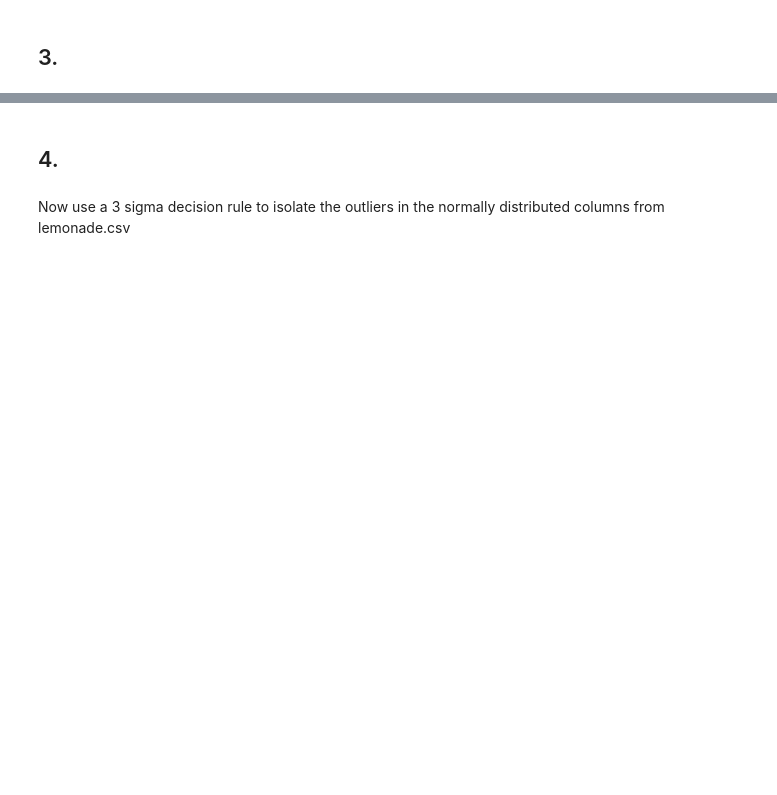
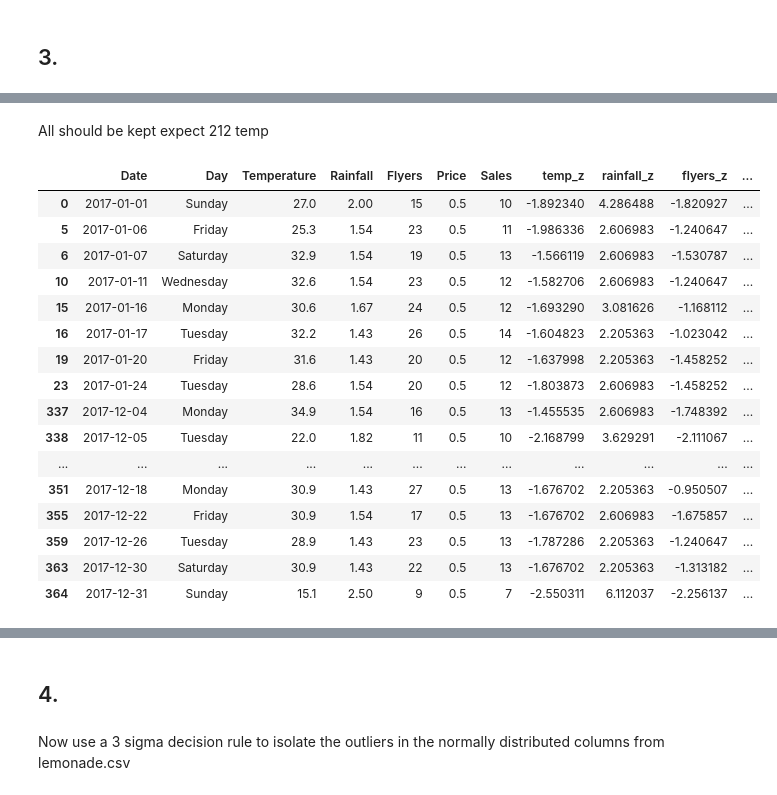
Before and after one commit to adam-talbot/anomaly-detection-exercises, a Jupyter notebook: continuous_probabilistic_methods.ipynb, the cells around one changed output, grey strips where cells are left out. Drawn from its saved outputs; the diff is of its cells as text; code cells hidden in the pictures; blank space fills up the shorter version.

```diff
--- a/continuous_probabilistic_methods.ipynb
+++ b/continuous_probabilistic_methods.ipynb
@@ -40,0 +226,5 @@ Identify if any columns in lemonade.csv are normally distributed. For normally d
+# %%
+df['temp_z'] = (df.Temperature - df.Temperature.mean()) / df.Temperature.std()
+df['rainfall_z'] = (df.Rainfall - df.Rainfall.mean()) / df.Rainfall.std()
+df['flyers_z'] = (df.Flyers - df.Flyers.mean()) / df.Flyers.std()
+df['sales_z'] = (df.Sales - df.Sales.mean()) / df.Sales.std()
@@ -44,0 +249,22 @@ Identify if any columns in lemonade.csv are normally distributed. For normally d
+# %% [markdown]
+All should be kept expect 212 temp
+# %%
+df[df['rainfall_z'].abs() >= 2]
+# %% [output]
+|  | Date | Day | Temperature | Rainfall | Flyers | Price | Sales | temp_z | rainfall_z | flyers_z | ... |
+| 0 | 2017-01-01 | Sunday | 27.0 | 2.00 | 15 | 0.5 | 10 | -1.892340 | 4.286488 | -1.820927 | ... |
+| 5 | 2017-01-06 | Friday | 25.3 | 1.54 | 23 | 0.5 | 11 | -1.986336 | 2.606983 | -1.240647 | ... |
+| 6 | 2017-01-07 | Saturday | 32.9 | 1.54 | 19 | 0.5 | 13 | -1.566119 | 2.606983 | -1.530787 | ... |
+| 10 | 2017-01-11 | Wednesday | 32.6 | 1.54 | 23 | 0.5 | 12 | -1.582706 | 2.606983 | -1.240647 | ... |
+| 15 | 2017-01-16 | Monday | 30.6 | 1.67 | 24 | 0.5 | 12 | -1.693290 | 3.081626 | -1.168112 | ... |
+| 16 | 2017-01-17 | Tuesday | 32.2 | 1.43 | 26 | 0.5 | 14 | -1.604823 | 2.205363 | -1.023042 | ... |
+| 19 | 2017-01-20 | Friday | 31.6 | 1.43 | 20 | 0.5 | 12 | -1.637998 | 2.205363 | -1.458252 | ... |
+| 23 | 2017-01-24 | Tuesday | 28.6 | 1.54 | 20 | 0.5 | 12 | -1.803873 | 2.606983 | -1.458252 | ... |
+| 337 | 2017-12-04 | Monday | 34.9 | 1.54 | 16 | 0.5 | 13 | -1.455535 | 2.606983 | -1.748392 | ... |
+| 338 | 2017-12-05 | Tuesday | 22.0 | 1.82 | 11 | 0.5 | 10 | -2.168799 | 3.629291 | -2.111067 | ... |
+| ... | ... | ... | ... | ... | ... | ... | ... | ... | ... | ... | ... |
+| 351 | 2017-12-18 | Monday | 30.9 | 1.43 | 27 | 0.5 | 13 | -1.676702 | 2.205363 | -0.950507 | ... |
+| 355 | 2017-12-22 | Friday | 30.9 | 1.54 | 17 | 0.5 | 13 | -1.676702 | 2.606983 | -1.675857 | ... |
+| 359 | 2017-12-26 | Tuesday | 28.9 | 1.43 | 23 | 0.5 | 13 | -1.787286 | 2.205363 | -1.240647 | ... |
+| 363 | 2017-12-30 | Saturday | 30.9 | 1.43 | 22 | 0.5 | 13 | -1.676702 | 2.205363 | -1.313182 | ... |
+| 364 | 2017-12-31 | Sunday | 15.1 | 2.50 | 9 | 0.5 | 7 | -2.550311 | 6.112037 | -2.256137 | ... |
```
Also changed, not shown: parts of 65 cells of this notebook.
